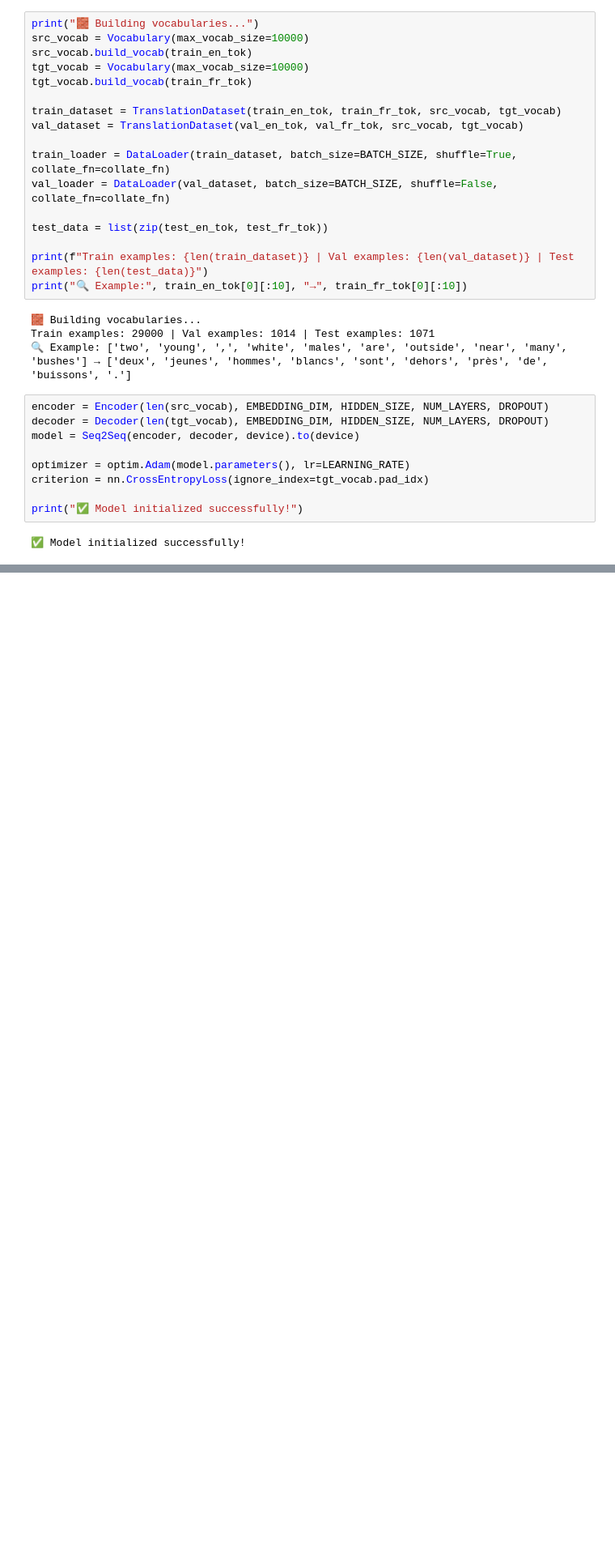
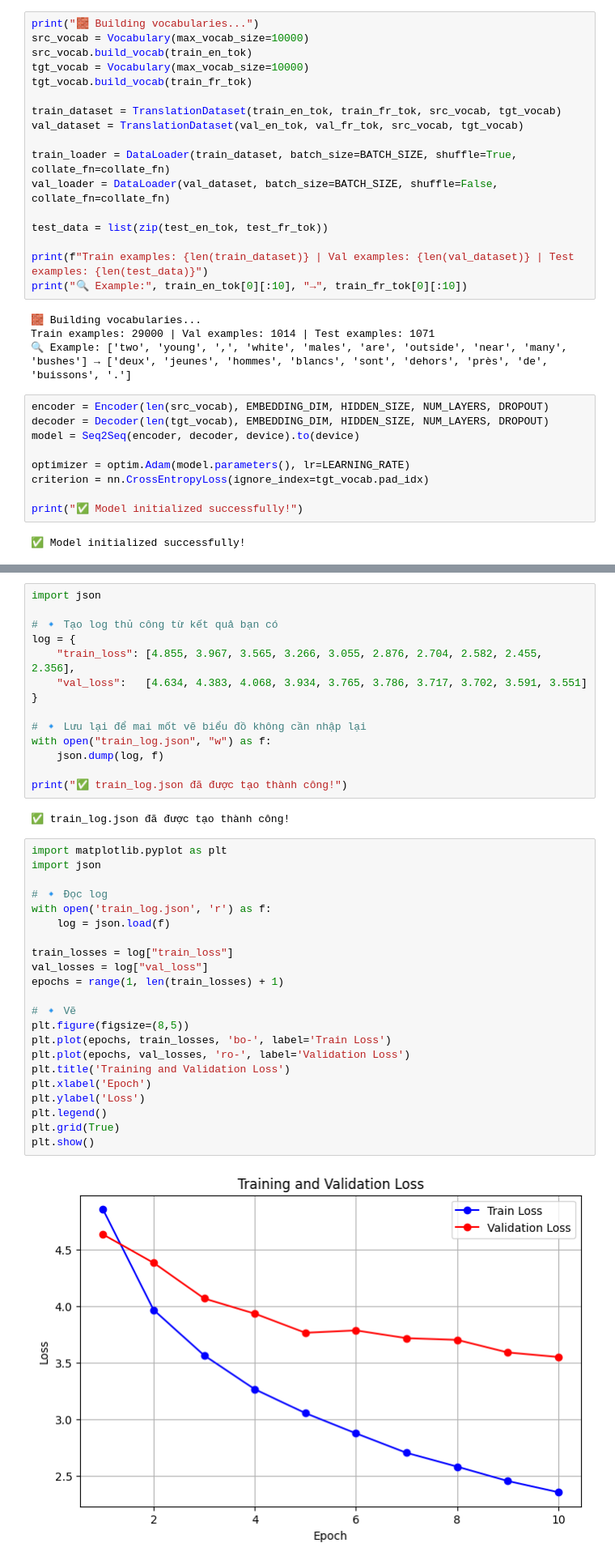
Before and after one commit to MonkeyNerdCoding/English_French_Machine_Translation_LSTM, a Jupyter notebook: backup.ipynb, the cells around one changed output, grey strips where cells are left out. Shown at 81% size. Saved outputs shown, nothing was run; the diff lists cells and outputs as text; blank space fills up the shorter version.

```diff
--- a/backup.ipynb
+++ b/backup.ipynb
@@ -743 +775,41 @@ print(f'BLEU Score: {bleu_score:.4f}')
+# %%
+import json
+
+# 🔹 Tạo log thủ công từ kết quả bạn có
+log = {
+    "train_loss": [4.855, 3.967, 3.565, 3.266, 3.055, 2.876, 2.704, 2.582, 2.455, 2.356],
+    "val_loss":   [4.634, 4.383, 4.068, 3.934, 3.765, 3.786, 3.717, 3.702, 3.591, 3.551]
+}
+
+# 🔹 Lưu lại để mai mốt vẽ biểu đồ không cần nhập lại
+with open("train_log.json", "w") as f:
+    json.dump(log, f)
+
+print("✅ train_log.json đã được tạo thành công!")
+# %% [output]
+✅ train_log.json đã được tạo thành công!
+# %%
+import matplotlib.pyplot as plt
+import json
+
+# 🔹 Đọc log
+with open('train_log.json', 'r') as f:
+    log = json.load(f)
+
+train_losses = log["train_loss"]
+val_losses = log["val_loss"]
+epochs = range(1, len(train_losses) + 1)
+
+# 🔹 Vẽ
+plt.figure(figsize=(8,5))
+plt.plot(epochs, train_losses, 'bo-', label='Train Loss')
+plt.plot(epochs, val_losses, 'ro-', label='Validation Loss')
+plt.title('Training and Validation Loss')
+plt.xlabel('Epoch')
+plt.ylabel('Loss')
+plt.legend()
+plt.grid(True)
+plt.show()
+# %% [output]
+[figure, added]
 # %%
```
Also changed, not shown: parts of 3 cells of this notebook, 2 other files.
